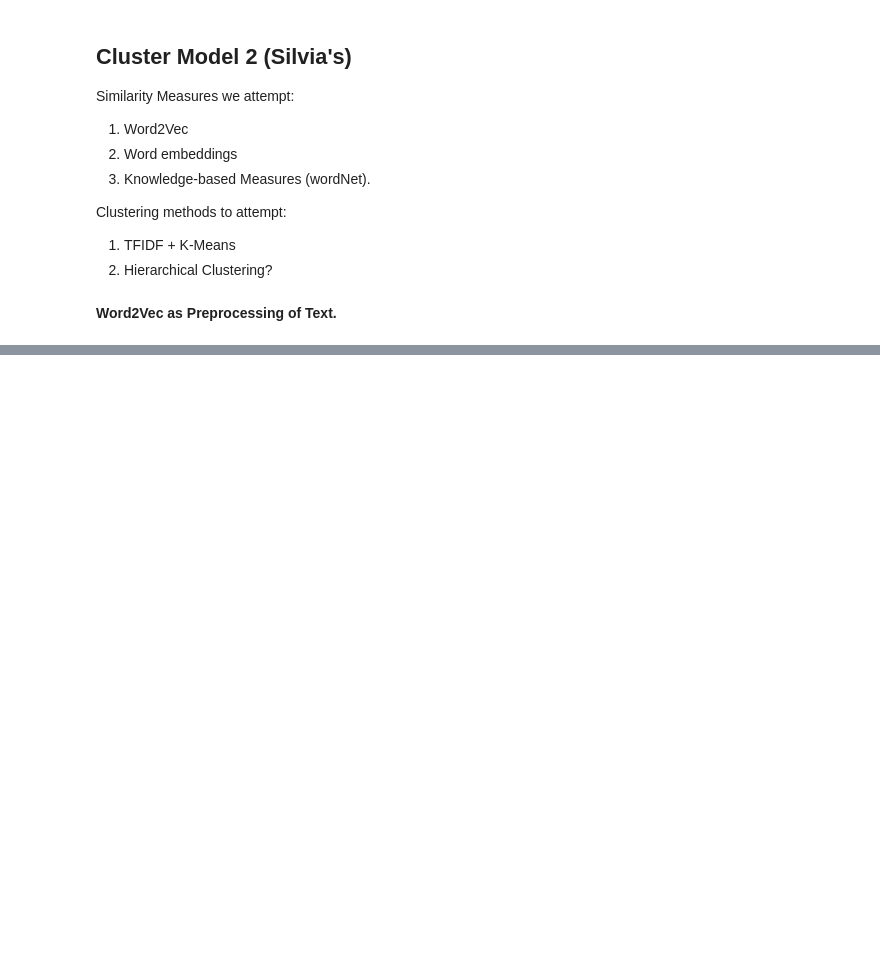
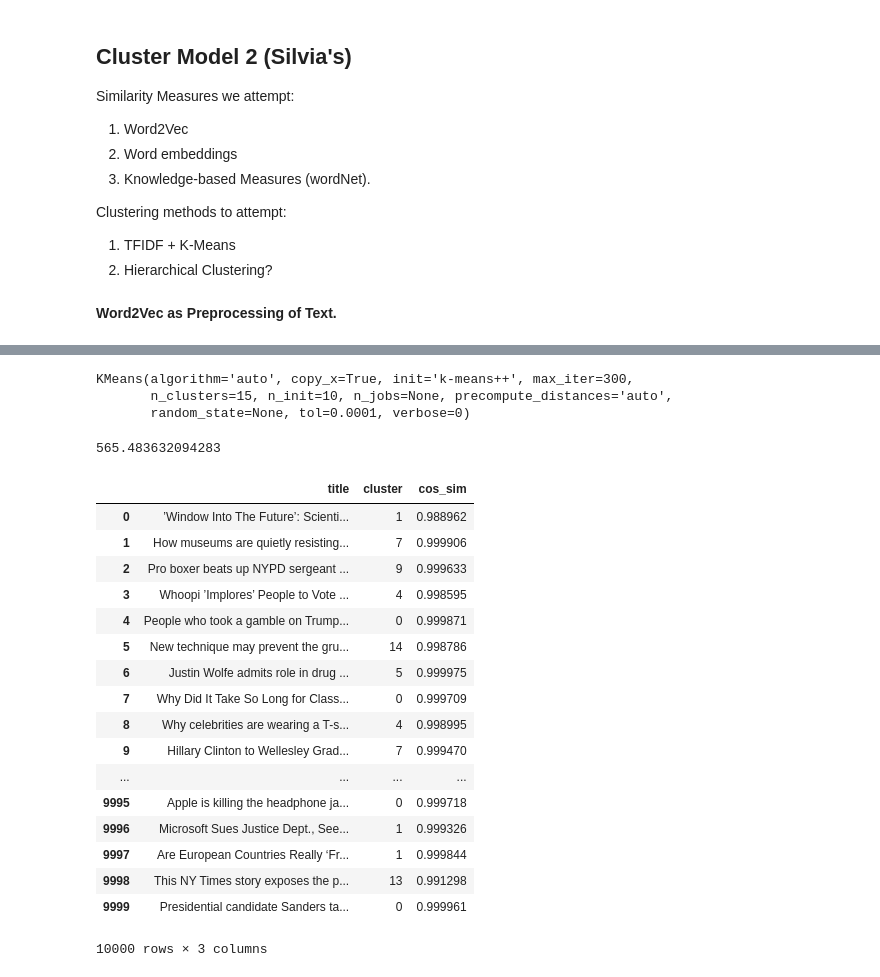
Before and after one commit to s-miramontes/News_Filter, a Jupyter notebook: Pilot/Data Cleanse and Clustering Models.ipynb, the cells around one changed output, grey strips where cells are left out. Cells and saved outputs as stored; diff of their text form; code cells hidden in the pictures; blank space fills up the shorter version.

```diff
--- a/Pilot/Data Cleanse and Clustering Models.ipynb
+++ b/Pilot/Data Cleanse and Clustering Models.ipynb
@@ -208,0 +149,15 @@ SyntaxError: ignored
+# %%
+kmeans = cluster.KMeans(n_clusters = NUM_CLUSTERS)
+kmeans.fit(X)
+# %% [output]
+KMeans(algorithm='auto', copy_x=True, init='k-means++', max_iter=300,
+       n_clusters=15, n_init=10, n_jobs=None, precompute_distances='auto',
+       random_state=None, tol=0.0001, verbose=0)
+# %%
+labels = kmeans.labels_
+centroids = kmeans.cluster_centers_
+# %%
+# sum of squared distances of samples to their closest cluster center.
+kmeans.inertia_
+# %% [output]
+565.483632094283
@@ -208,0 +166,29 @@ SyntaxError: ignored
+# %%
+# cosine similarities for each row with cluster center
+cos_sim = [cosine_similarity(X[i].reshape(1,-1), kmeans.cluster_centers_[label].reshape(1, -1))[0][0] for i,label in enumerate(labels)]
+# %%
+# simple dataframe with title, cluster, and distance metric used
+title_data = pd.DataFrame({'title':small_data.title,
+                          'cluster':labels,
+                          'cos_sim':cos_sim})
+# %%
+title_data
+# %% [output]
+|  | title | cluster | cos_sim |
+| 0 | ’Window Into The Future’: Scienti... | 1 | 0.988962 |
+| 1 | How museums are quietly resisting... | 7 | 0.999906 |
+| 2 | Pro boxer beats up NYPD sergeant ... | 9 | 0.999633 |
+| 3 | Whoopi ’Implores’ People to Vote ... | 4 | 0.998595 |
+| 4 | People who took a gamble on Trump... | 0 | 0.999871 |
+| 5 | New technique may prevent the gru... | 14 | 0.998786 |
+| 6 | Justin Wolfe admits role in drug ... | 5 | 0.999975 |
+| 7 | Why Did It Take So Long for Class... | 0 | 0.999709 |
+| 8 | Why celebrities are wearing a T-s... | 4 | 0.998995 |
+| 9 | Hillary Clinton to Wellesley Grad... | 7 | 0.999470 |
+| ... | ... | ... | ... |
+| 9995 | Apple is killing the headphone ja... | 0 | 0.999718 |
+| 9996 | Microsoft Sues Justice Dept., See... | 1 | 0.999326 |
+| 9997 | Are European Countries Really ‘Fr... | 1 | 0.999844 |
+| 9998 | This NY Times story exposes the p... | 13 | 0.991298 |
+| 9999 | Presidential candidate Sanders ta... | 0 | 0.999961 |
+10000 rows × 3 columns
```
Also changed, not shown: parts of 46 cells of this notebook.
